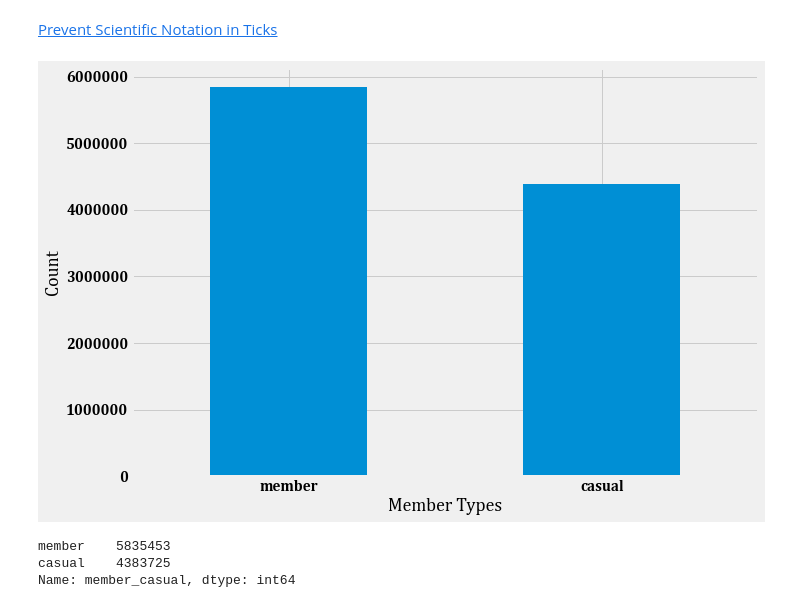
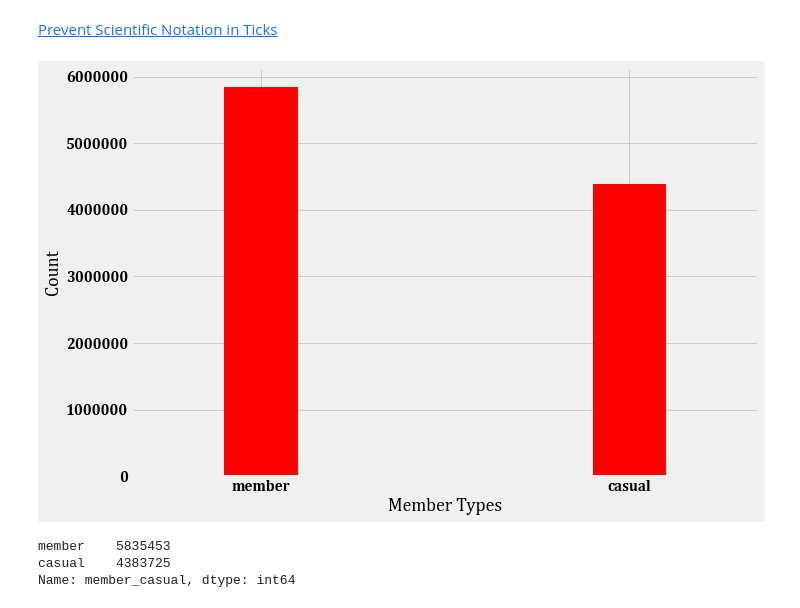
Before and after one commit to deepbdoshi/Google-Analytics-Capstone-Project, a Jupyter notebook: Google Analytics Capstone Project 1.ipynb, the cells around one changed output. Cells and saved outputs as stored; diff of their text form; code cells hidden in the pictures.

```diff
--- a/Google Analytics Capstone Project 1.ipynb
+++ b/Google Analytics Capstone Project 1.ipynb
@@ -314,19 +336,19 @@ Other then that all columns seem normal.
 # %%
 mp.figure(figsize=(10,7))
 mp.style.use("fivethirtyeight")
 
 font = {'family' : 'cambria',
         'weight' : 'bold',
         'size'   : 15}
 
 _ = mp.rc('font', **font)
 _ = mp.ticklabel_format(style='plain')
 
-count_plot = data["member_casual"].value_counts().plot.bar(rot=0)
+count_plot = data["member_casual"].value_counts().plot.bar(rot=0, width=0.2, color='red')
 _ = count_plot.tick_params(color="black")
 _ = count_plot.set(xlabel="Member Types", ylabel="Count")
 # %% [output]
-[figure, old version]
+[figure, new version]
 # %%
 data["member_casual"].value_counts()
 # %% [output]
```
Also changed, not shown: parts of 28 cells of this notebook.
